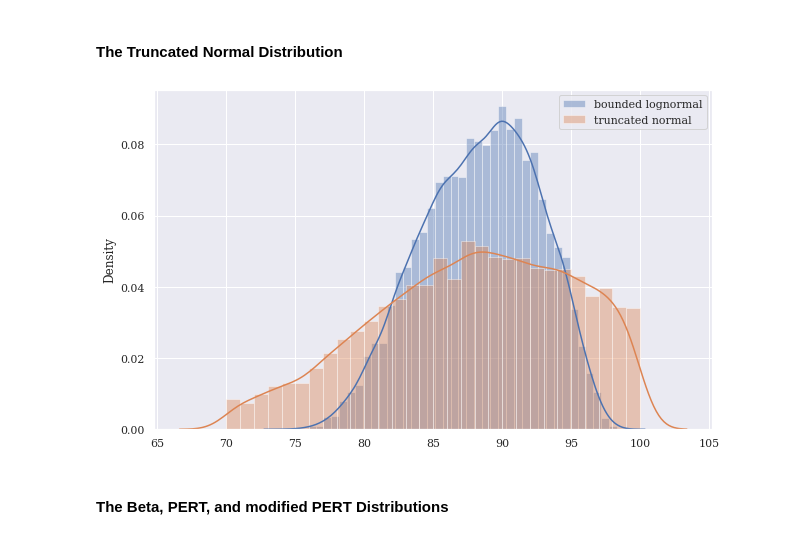
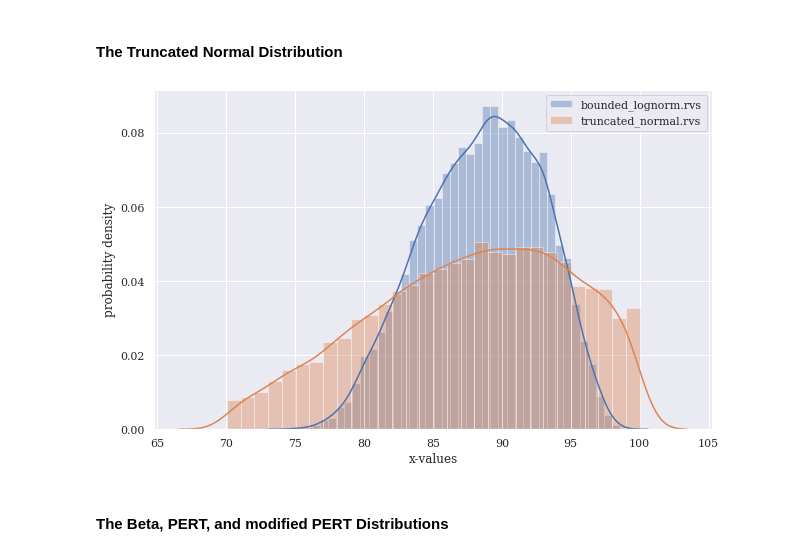
Before and after one commit to tedteske/bounded_lognorm, a Jupyter notebook: bounded_lognorm.ipynb, the cells around one changed output. Saved outputs shown, nothing was run; the diff lists cells and outputs as text; code cells hidden in the pictures.

```diff
--- a/bounded_lognorm.ipynb
+++ b/bounded_lognorm.ipynb
@@ -2120,19 +2399,22 @@ compare_to_LN(1000)
 # %%
 mode, sigma = 90, 10
 lower, upper = 70, 100
 sample_size = 10000
 
 sns.distplot(bounded_lognorm.rvs(mode=mode, sigma=sigma,
                                  lower=lower, upper=upper, size=sample_size),
-             label='bounded lognormal')
+             label='bounded_lognorm.rvs')
 sns.distplot(truncnorm.rvs((lower - mode) / sigma,
                            (upper - mode) / sigma,
                            mode, sigma, size=sample_size),
-             label='truncated normal')
+             label='truncated_normal.rvs')
+
+plt.xlabel("x-values")
+plt.ylabel("probability density")
 plt.legend()
 plt.show()
 # %% [output]
-[figure, old version]
+[figure, new version]
 # %% [markdown]
 #### The Beta, PERT, and modified PERT Distributions
 # %%
```
Also changed, not shown: parts of 114 cells of this notebook.
